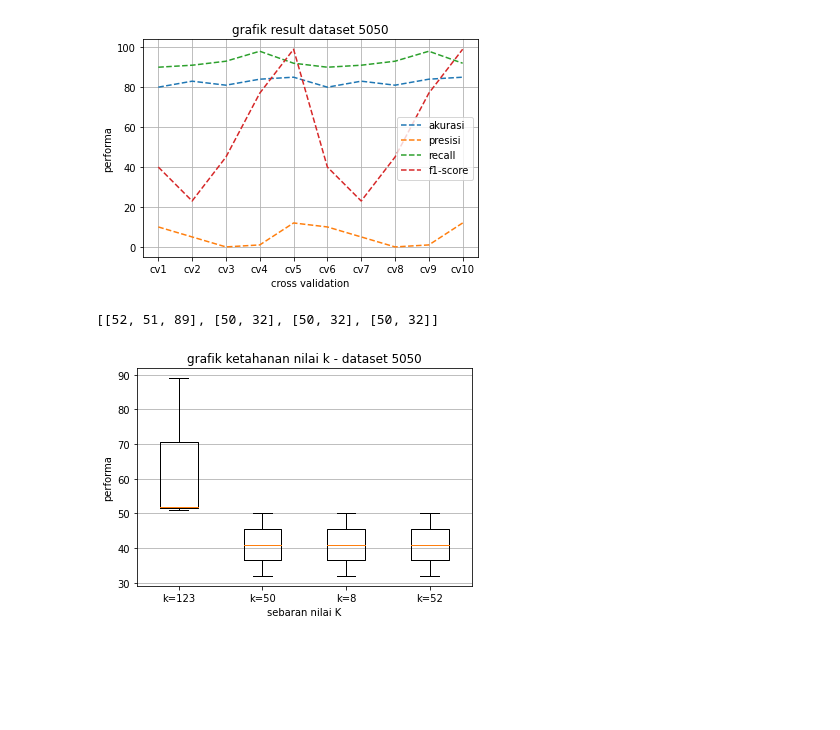
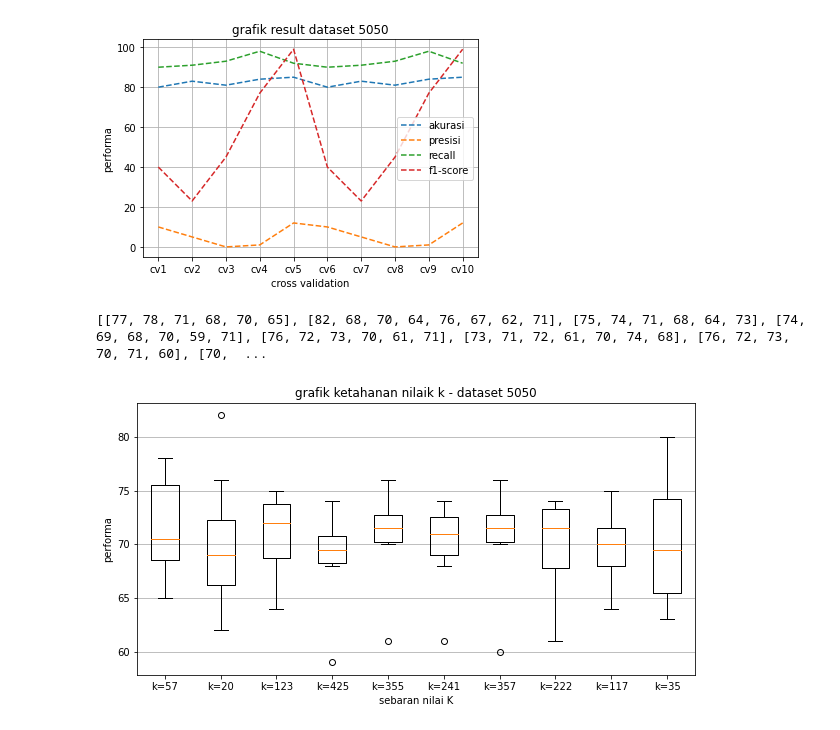
Before and after one commit to HuzainAzis/knn-cv, a Jupyter notebook: sourcecode.ipynb, the cells around one changed output. Cells and saved outputs as stored; diff of their text form; code cells hidden in the pictures; blank space fills up the shorter version.

```diff
--- a/sourcecode.ipynb
+++ b/sourcecode.ipynb
@@ -145,34 +145,38 @@ plt.show()
 # %% [output]
 [figure]
 # %%
-import numpy as np
-
-fig1, ax1 = plt.subplots()
+fig1, ax1 = plt.subplots(figsize=(10,5))
 
 # perubahan nilai k
 all_data = [
-            [52,51,89],
-            [50,32],
-            [50,32],
-            [50,32]
-            ]
+            [77,78,71,68,70,65],
+            [82,68,70,64,76,67,62,71],
+            [75,74,71,68,64,73],
+            [74,69,68,70,59,71],
+            [76,72,73,70,61,71],
+            [73,71,72,61,70,74,68],
+            [76,72,73,70,71,60],
+            [70,73,61,74],
+            [67,64,75,72,70,71,69],
+            [75,70,80,69,66,64,74,63]
+          ]
 print(all_data)
 
 # plot box plot
 ax1.boxplot(all_data)
-ax1.set_title('grafik ketahanan nilai k - dataset 5050')
+ax1.set_title('grafik ketahanan nilaik k - dataset 5050')
 
-# adding horizontal grid lines
+#adding horizontal grid lines
 
 ax1.yaxis.grid(True)
 ax1.set_xticks([y +1 for y in range(len(all_data))])
 ax1.set_xlabel('sebaran nilai K')
 ax1.set_ylabel('performa')
 
-# add x-tick labels
-plt.setp(ax1, xticks=[y + 1 for y in range(len(all_data))],
-         xticklabels=['k=123', 'k=50', 'k=8', 'k=52'])
+#add x-tick labels
+plt.setp(ax1, xticks=[y+1 for y in range(len(all_data))],
+         xticklabels=[ 'k=57','k=20','k=123','k=425','k=355','k=241','k=357','k=222','k=117','k=35'])
 plt.show()
 # %% [output]
-[[52, 51, 89], [50, 32], [50, 32], [50, 32]]
+[[77, 78, 71, 68, 70, 65], [82, 68, 70, 64, 76, 67, 62, 71], [75, 74, 71, 68, 64, 73], [74, 69, 68, 70, 59, 71], [76, 72, 73, 70, 61, 71], [73, 71, 72, 61, 70, 74, 68], [76, 72, 73, 70, 71, 60], [70,  ...
-[figure, old version]
+[figure, new version]
```
